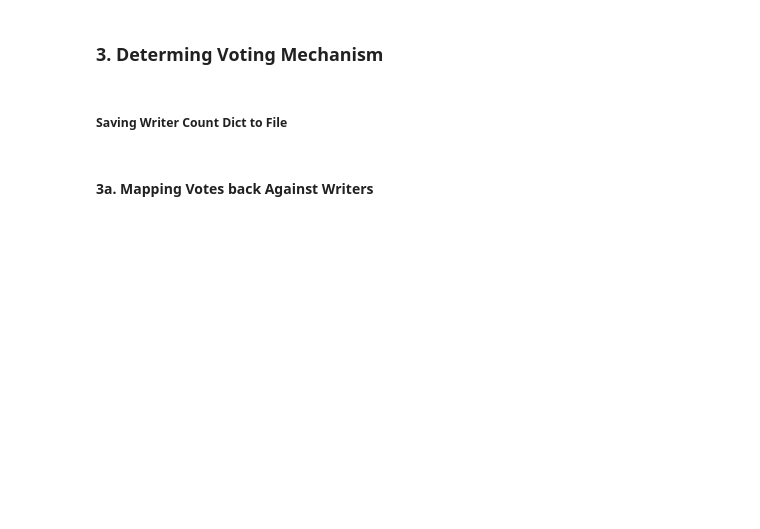
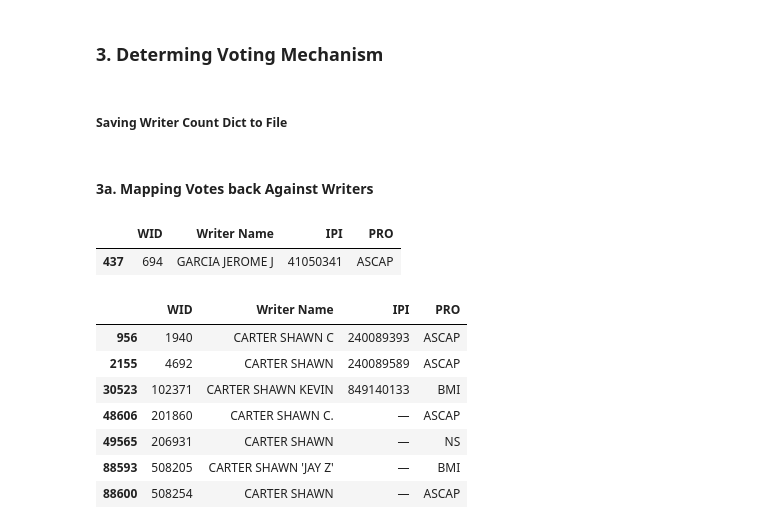
Before and after one commit to jonjohnsontc/songwriter-graph, a Jupyter notebook: notebooks/vii_nearest_neighbors_model.ipynb, the cells around one changed output. Cells and saved outputs as stored; diff of their text form; code cells hidden in the pictures; blank space fills up the shorter version.

```diff
--- a/notebooks/vii_nearest_neighbors_model.ipynb
+++ b/notebooks/vii_nearest_neighbors_model.ipynb
@@ -215,0 +290,16 @@ writers = pd.read_csv('../data/writers.csv', index_col = 0)
+# %%
+writers[writers['WID'] == 694]
+# %% [output]
+|  | WID | Writer Name | IPI | PRO |
+| 437 | 694 | GARCIA JEROME J | 41050341 | ASCAP |
+# %%
+writers[writers['Writer Name'].str.startswith("CARTER SHAWN")]
+# %% [output]
+|  | WID | Writer Name | IPI | PRO |
+| 956 | 1940 | CARTER SHAWN C | 240089393 | ASCAP |
+| 2155 | 4692 | CARTER SHAWN | 240089589 | ASCAP |
+| 30523 | 102371 | CARTER SHAWN KEVIN | 849140133 | BMI |
+| 48606 | 201860 | CARTER SHAWN C. | — | ASCAP |
+| 49565 | 206931 | CARTER SHAWN | — | NS |
+| 88593 | 508205 | CARTER SHAWN 'JAY Z' | — | BMI |
+| 88600 | 508254 | CARTER SHAWN | — | ASCAP |
```
Also changed, not shown: parts of 35 cells of this notebook, 5 other files.
